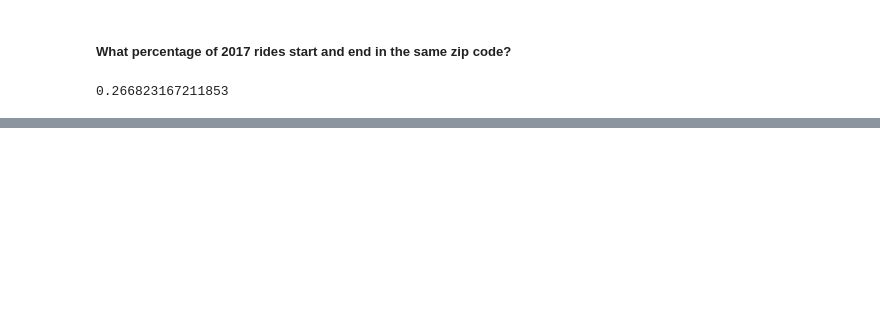
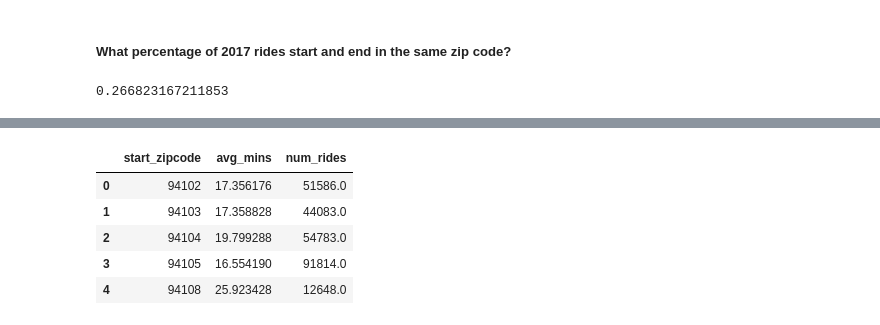
Before and after one commit to kendalldyke14/SanFranciscoBikeShare, a Jupyter notebook: zipcodeMatching.ipynb, the cells around one changed output, grey strips where cells are left out. Cells and saved outputs as stored; diff of their text form; code cells hidden in the pictures; blank space fills up the shorter version.

```diff
--- a/zipcodeMatching.ipynb
+++ b/zipcodeMatching.ipynb
@@ -121,0 +181,18 @@ sameZipCode.shape[0]/tripsWithZip.shape[0]
+# %%
+# convert seconds to minutes
+tripsWithZip['duration_min'] = tripsWithZip['duration_sec']/60
+
+
+# get mean ride time and number of rides
+rideStatsByZip = tripsWithZip.groupby(['start_zipcode'])['duration_min'].agg([np.mean, np.size]).reset_index().rename(
+                                                                                        columns = {'mean': 'avg_mins',
+                                                                                                  'size': 'num_rides'})
+# %%
+rideStatsByZip.head()
+# %% [output]
+|  | start_zipcode | avg_mins | num_rides |
+| 0 | 94102 | 17.356176 | 51586.0 |
+| 1 | 94103 | 17.358828 | 44083.0 |
+| 2 | 94104 | 19.799288 | 54783.0 |
+| 3 | 94105 | 16.554190 | 91814.0 |
+| 4 | 94108 | 25.923428 | 12648.0 |
```
Also changed, not shown: parts of 24 cells of this notebook.
